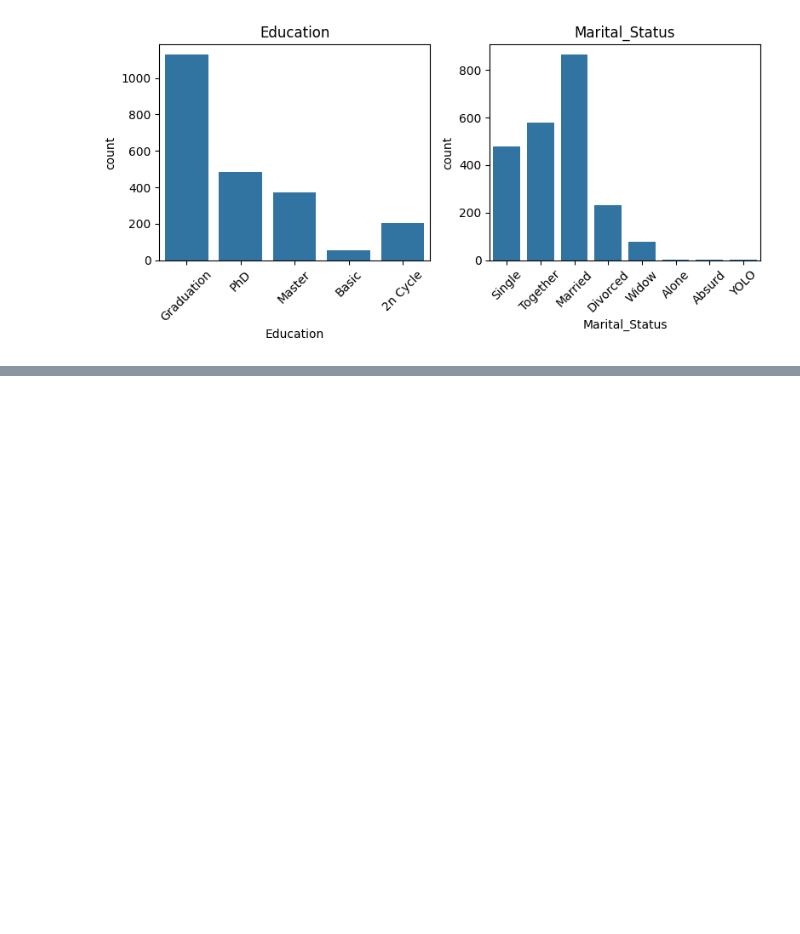
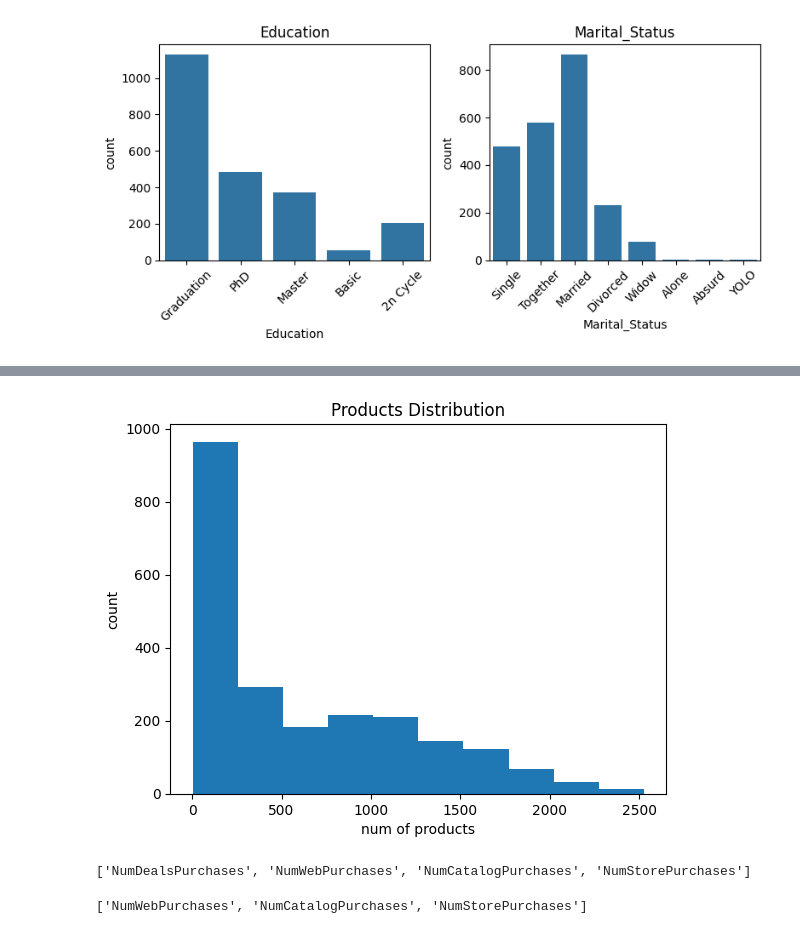
Before and after one commit to Salma-M-H/Customer_Segmentation, a Jupyter notebook: customer_segmentation.ipynb, the cells around one changed output, grey strips where cells are left out. Drawn from its saved outputs; the diff is of its cells as text; code cells hidden in the pictures; blank space fills up the shorter version.

```diff
--- a/customer_segmentation.ipynb
+++ b/customer_segmentation.ipynb
@@ -191,0 +305,4 @@ plt.show()
+# %%
+key_word = 'Mnt'
+columns = find_columns(key_word, df)
+columns
@@ -191,0 +316,3 @@ plt.show()
+# %%
+col_sum = sum_columns(columns, df)
+col_sum
@@ -191,0 +332,3 @@ plt.show()
+# %%
+df['Products'] = col_sum
+df.head()
@@ -191,0 +343,19 @@ plt.show()
+# %%
+plt.hist(df['Products'])
+plt.title('Products Distribution')
+plt.ylabel('count')
+plt.xlabel('num of products')
+plt.show()
+# %% [output]
+[figure, added]
+# %%
+key_word = 'Purchase'
+columns = find_columns(key_word, df)
+print(columns)
+# %% [output]
+['NumDealsPurchases', 'NumWebPurchases', 'NumCatalogPurchases', 'NumStorePurchases']
+# %%
+columns.remove('NumDealsPurchases')
+columns
+# %% [output]
+['NumWebPurchases', 'NumCatalogPurchases', 'NumStorePurchases']
```
Also changed, not shown: parts of 26 cells of this notebook, 1 other file.
